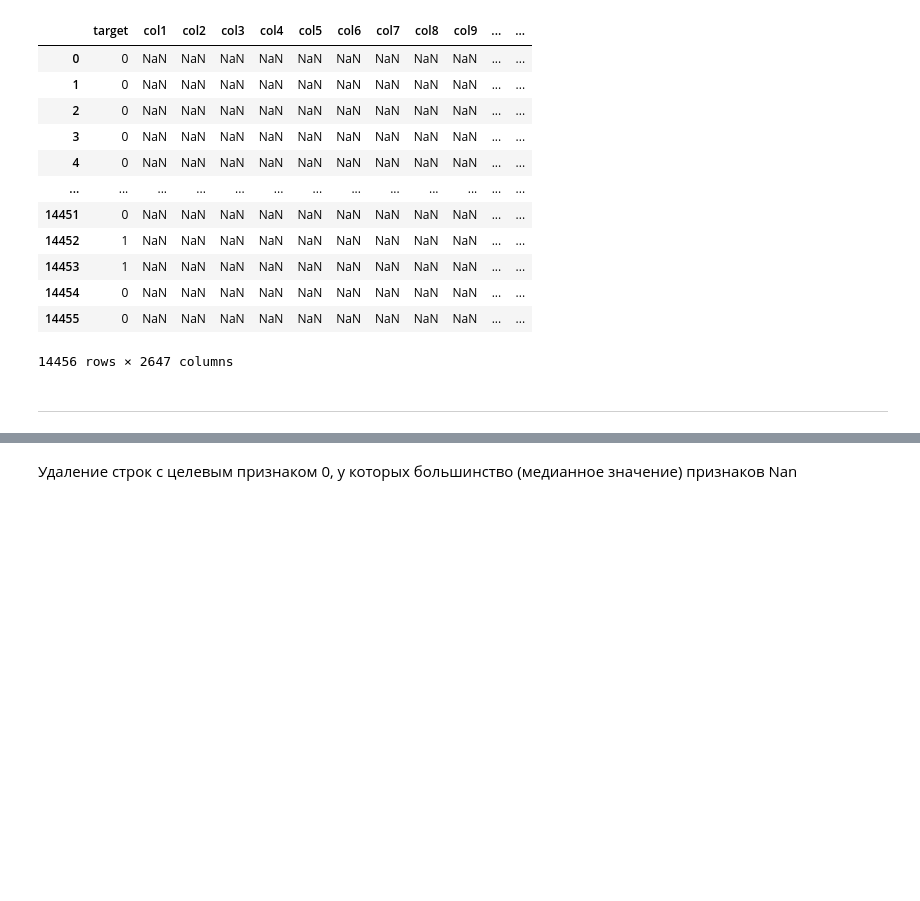
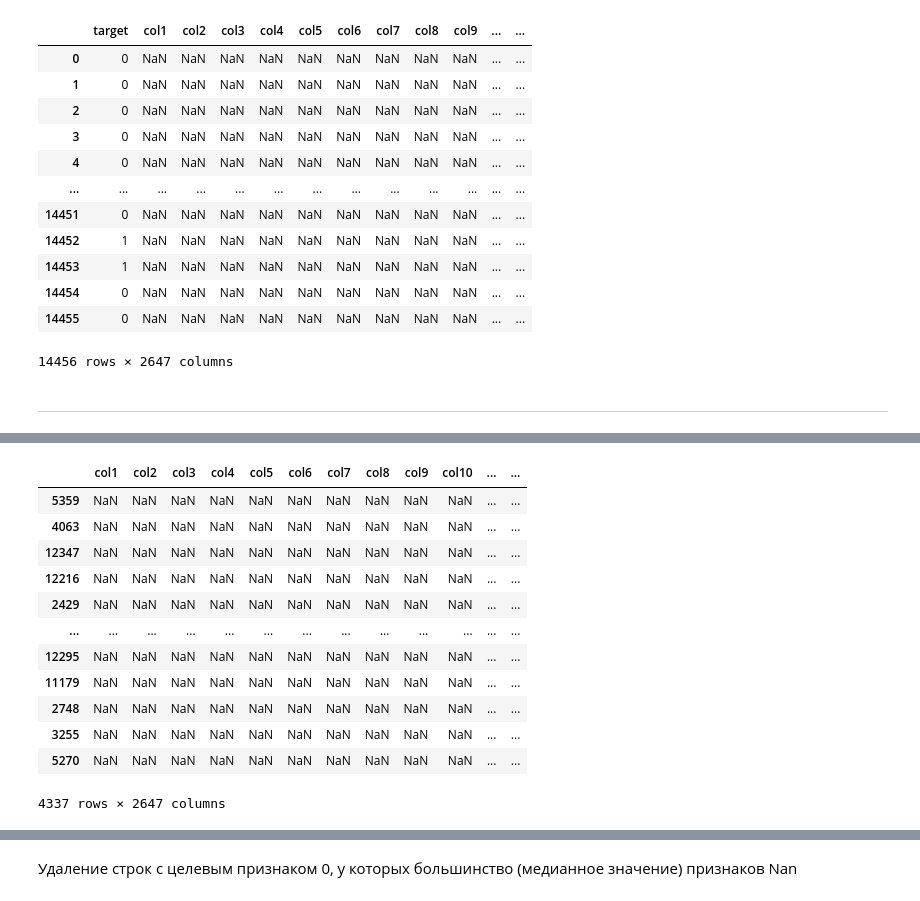
Before and after one commit to 999rse/noa_smlt, a Jupyter notebook: playbook.ipynb, the cells around one changed output, grey strips where cells are left out. Drawn from its saved outputs; the diff is of its cells as text; code cells hidden in the pictures; blank space fills up the shorter version.

```diff
--- a/playbook.ipynb
+++ b/playbook.ipynb
@@ -112,0 +133,19 @@ datat
+# %%
+Train_data = X_train
+Train_data['target'] = y_train
+Test_data = X_test
+Test_data['target'] = y_test
+# %% [output]
+|  | col1 | col2 | col3 | col4 | col5 | col6 | col7 | col8 | col9 | col10 | ... | ... |
+| 5359 | NaN | NaN | NaN | NaN | NaN | NaN | NaN | NaN | NaN | NaN | ... | ... |
+| 4063 | NaN | NaN | NaN | NaN | NaN | NaN | NaN | NaN | NaN | NaN | ... | ... |
+| 12347 | NaN | NaN | NaN | NaN | NaN | NaN | NaN | NaN | NaN | NaN | ... | ... |
+| 12216 | NaN | NaN | NaN | NaN | NaN | NaN | NaN | NaN | NaN | NaN | ... | ... |
+| 2429 | NaN | NaN | NaN | NaN | NaN | NaN | NaN | NaN | NaN | NaN | ... | ... |
+| ... | ... | ... | ... | ... | ... | ... | ... | ... | ... | ... | ... | ... |
+| 12295 | NaN | NaN | NaN | NaN | NaN | NaN | NaN | NaN | NaN | NaN | ... | ... |
+| 11179 | NaN | NaN | NaN | NaN | NaN | NaN | NaN | NaN | NaN | NaN | ... | ... |
+| 2748 | NaN | NaN | NaN | NaN | NaN | NaN | NaN | NaN | NaN | NaN | ... | ... |
+| 3255 | NaN | NaN | NaN | NaN | NaN | NaN | NaN | NaN | NaN | NaN | ... | ... |
+| 5270 | NaN | NaN | NaN | NaN | NaN | NaN | NaN | NaN | NaN | NaN | ... | ... |
+4337 rows × 2647 columns
```
Also changed, not shown: parts of 21 cells of this notebook.
